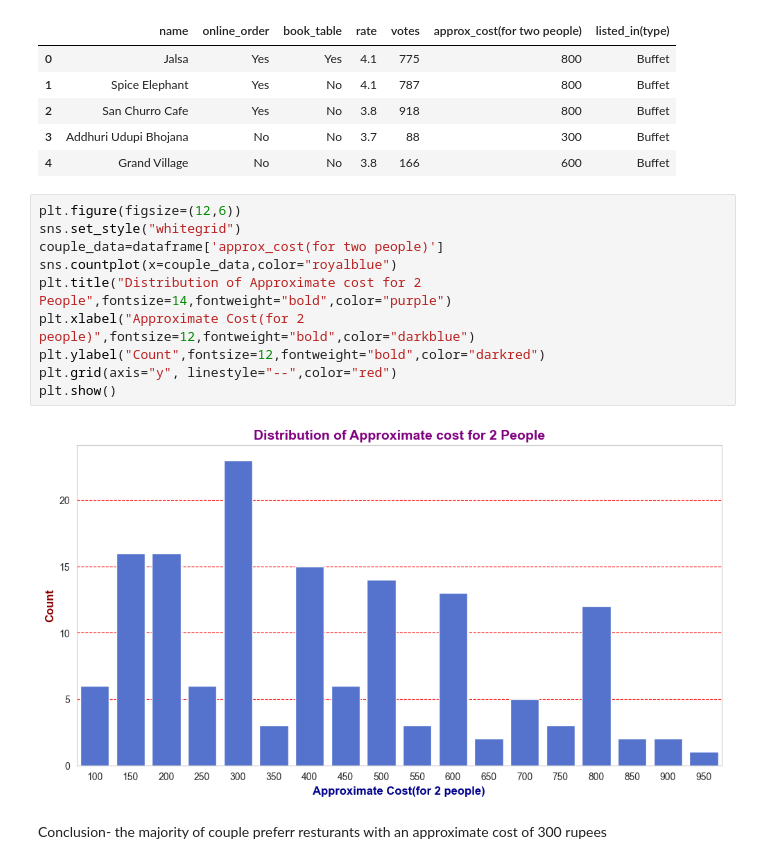
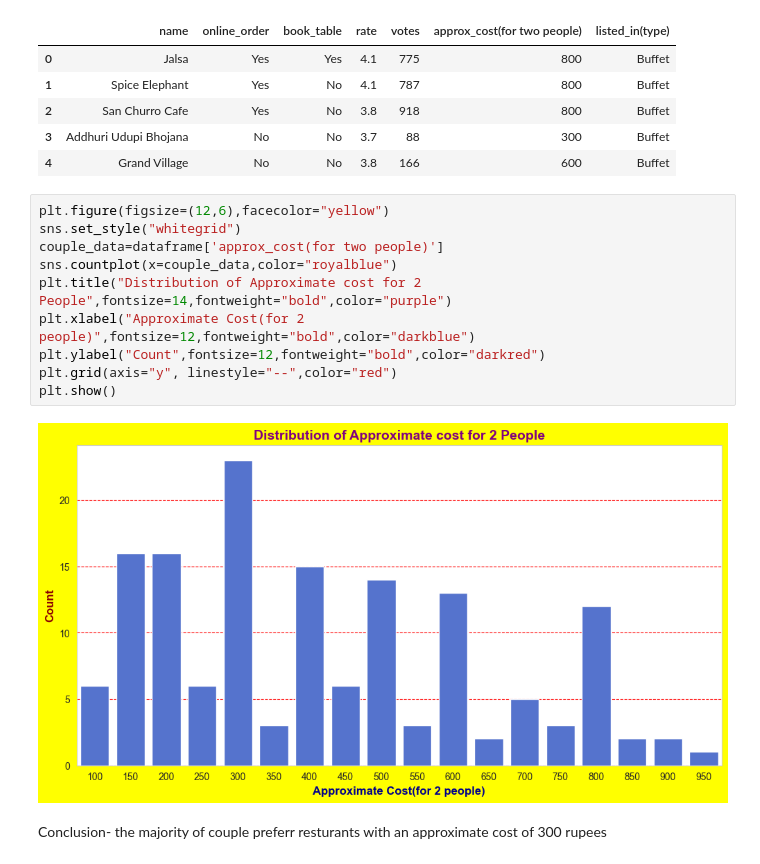
Before and after one commit to AhamadTheAnalyst/Cloudcredits-_Project, a Jupyter notebook: Project_code.ipynb, the cells around one changed output. Cells and saved outputs as stored; diff of their text form.

```diff
--- a/Project_code.ipynb
+++ b/Project_code.ipynb
@@ -160,17 +160,17 @@ dataframe.head()
 | 3 | Addhuri Udupi Bhojana | No | No | 3.7 | 88 | 300 | Buffet |
 | 4 | Grand Village | No | No | 3.8 | 166 | 600 | Buffet |
 # %%
-plt.figure(figsize=(12,6))
+plt.figure(figsize=(12,6),facecolor="yellow")
 sns.set_style("whitegrid")
 couple_data=dataframe['approx_cost(for two people)']
 sns.countplot(x=couple_data,color="royalblue")
 plt.title("Distribution of Approximate cost for 2 People",fontsize=14,fontweight="bold",color="purple")
 plt.xlabel("Approximate Cost(for 2 people)",fontsize=12,fontweight="bold",color="darkblue")
 plt.ylabel("Count",fontsize=12,fontweight="bold",color="darkred")
 plt.grid(axis="y", linestyle="--",color="red")
 plt.show()
 # %% [output]
-[figure, old version]
+[figure, new version]
 # %% [markdown]
 Conclusion- the majority of couple preferr resturants with  an approximate cost of 300 rupees
 # %% [markdown]
```
Also changed, not shown: parts of 4 cells of this notebook.
